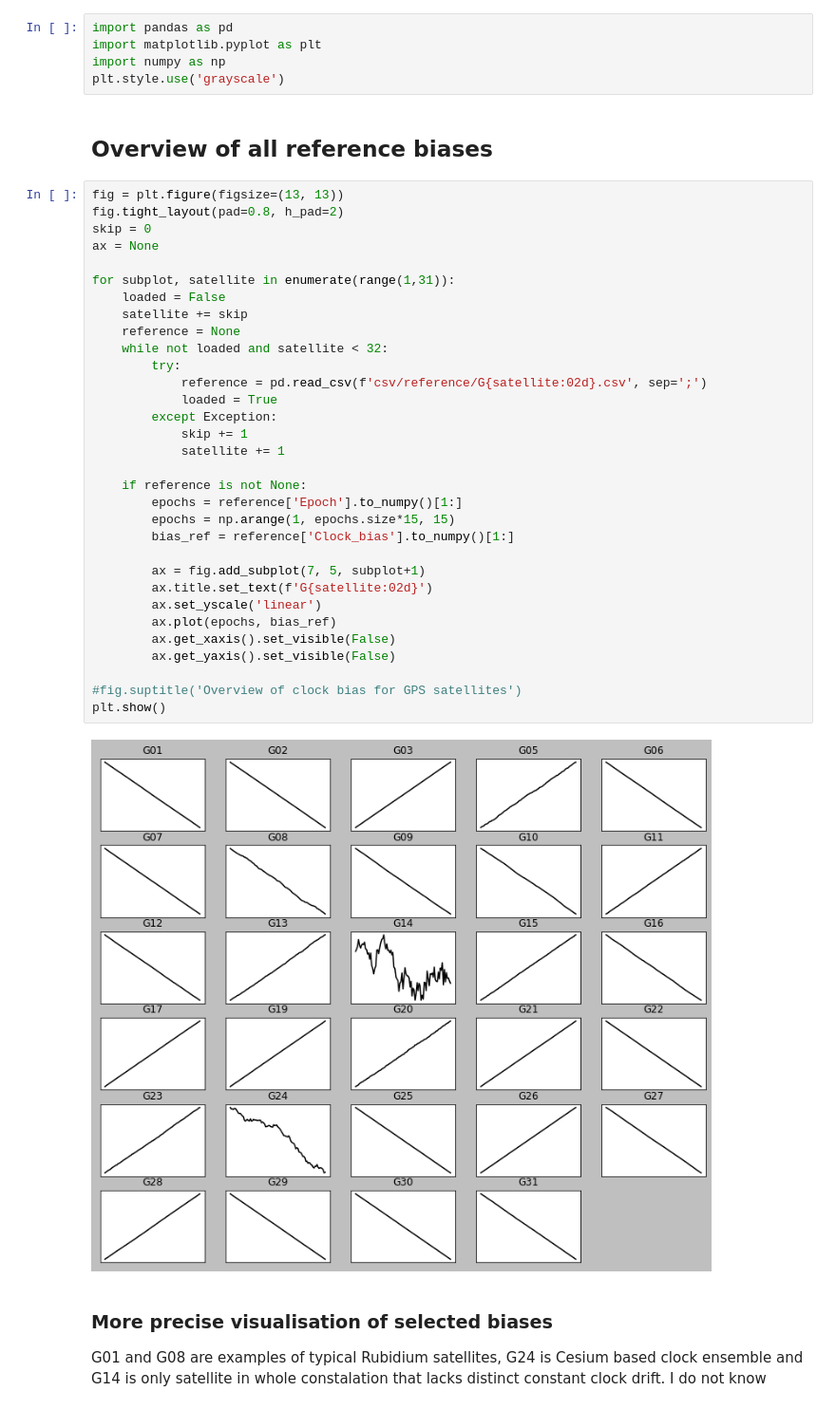
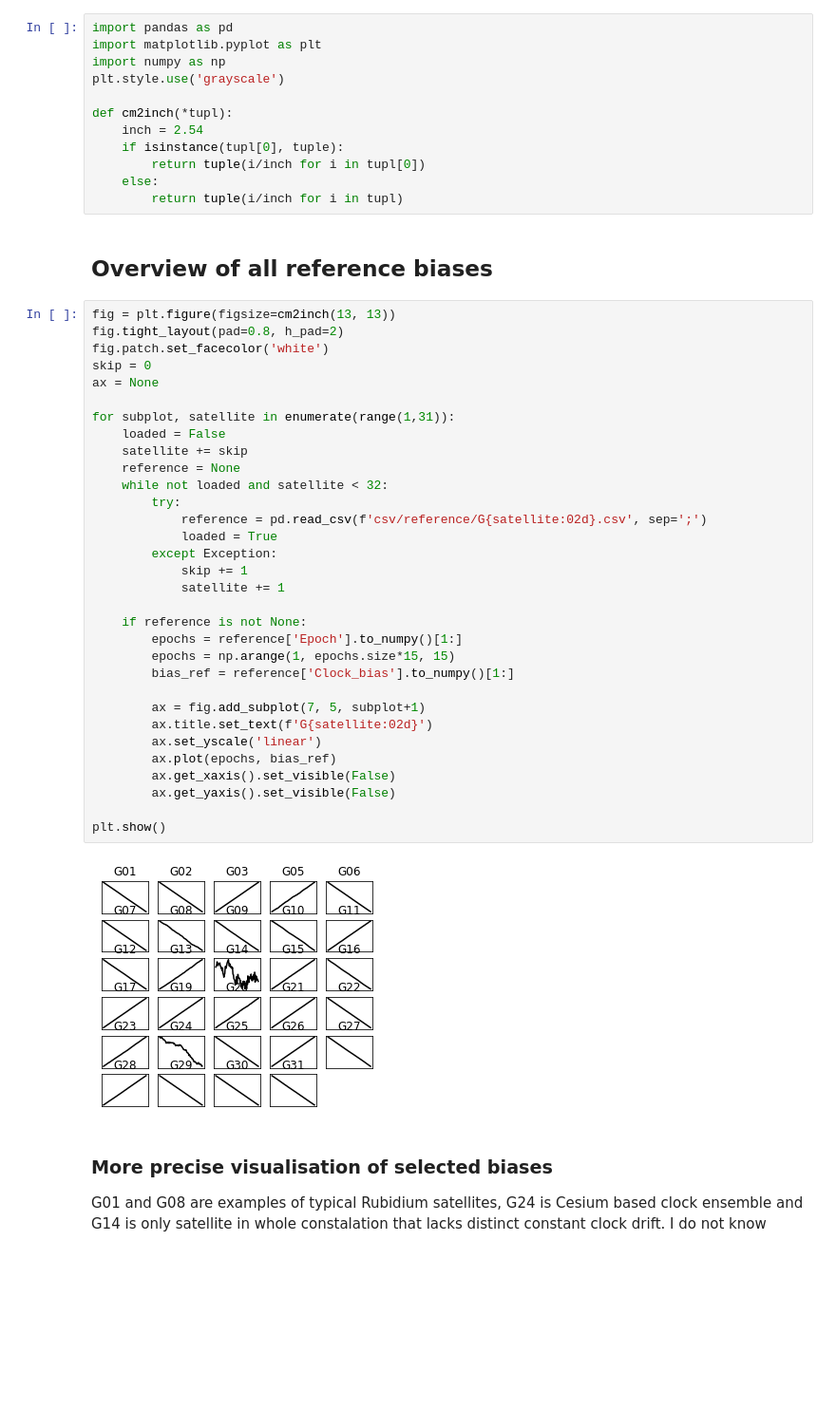
Before and after one commit to Regule/phd, a Jupyter notebook: visualisationsBW.ipynb, the cells around one changed output. Shown at 95% size. Drawn from its saved outputs; the diff is of its cells as text; blank space fills up the shorter version.

Commit message:
Started working on plots

```diff
--- a/visualisationsBW.ipynb
+++ b/visualisationsBW.ipynb
@@ -6,42 +6,49 @@ import pandas as pd
 import matplotlib.pyplot as plt
 import numpy as np
 plt.style.use('grayscale')
+
+def cm2inch(*tupl):
+    inch = 2.54
+    if isinstance(tupl[0], tuple):
+        return tuple(i/inch for i in tupl[0])
+    else:
+        return tuple(i/inch for i in tupl)
 # %% [markdown]
 ## Overview of all reference biases
 # %%
-fig = plt.figure(figsize=(13, 13))
+fig = plt.figure(figsize=cm2inch(13, 13))
 fig.tight_layout(pad=0.8, h_pad=2)
+fig.patch.set_facecolor('white')
 skip = 0
 ax = None
 
 for subplot, satellite in enumerate(range(1,31)):
     loaded = False
     satellite += skip
     reference = None
     while not loaded and satellite < 32:
         try:
             reference = pd.read_csv(f'csv/reference/G{satellite:02d}.csv', sep=';')
             loaded = True
         except Exception:
             skip += 1
             satellite += 1
 
     if reference is not None:
         epochs = reference['Epoch'].to_numpy()[1:]
         epochs = np.arange(1, epochs.size*15, 15)
         bias_ref = reference['Clock_bias'].to_numpy()[1:]
 
         ax = fig.add_subplot(7, 5, subplot+1)
         ax.title.set_text(f'G{satellite:02d}')
         ax.set_yscale('linear')
         ax.plot(epochs, bias_ref)
         ax.get_xaxis().set_visible(False)
         ax.get_yaxis().set_visible(False)
 
-#fig.suptitle('Overview of clock bias for GPS satellites')
 plt.show()
 # %% [output]
-[figure, old version]
+[figure, new version]
 # %% [markdown]
 ### More precise visualisation of selected biases
 G01 and G08 are examples of typical Rubidium satellites, G24 is Cesium based clock ensemble and G14 is only satellite in whole constalation that lacks distinct constant clock drift. I do not know
```
Also changed, not shown: parts of 2 cells of this notebook, 3 other files.
